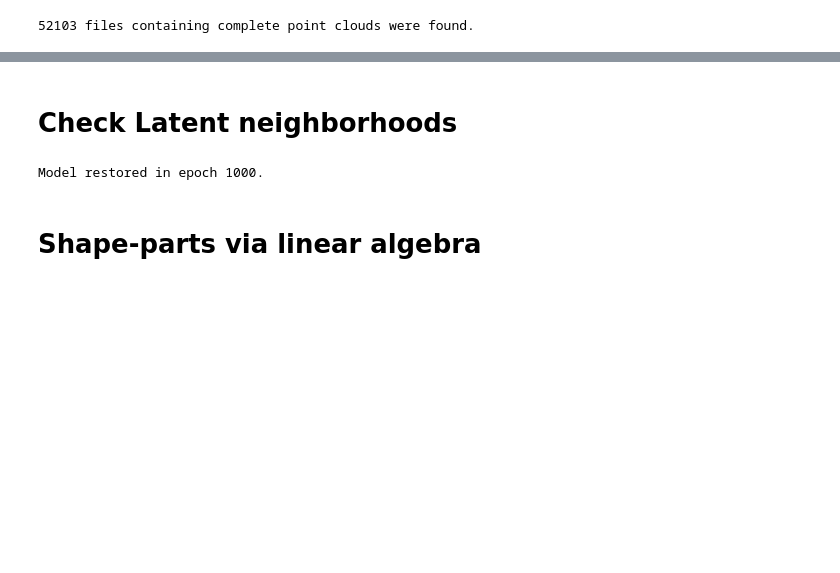
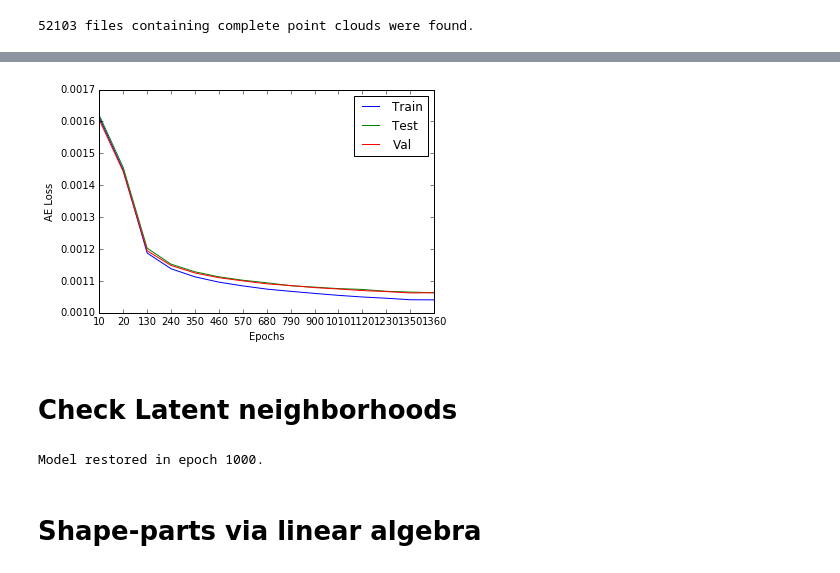
Before and after one commit to optas/tf_lab, a Jupyter notebook: notebooks/panos/vanilla_ae_full_sn.ipynb, the cells around one changed output, grey strips where cells are left out. Saved outputs shown, nothing was run; the diff lists cells and outputs as text; code cells hidden in the pictures; blank space fills up the shorter version.

```diff
--- a/notebooks/panos/vanilla_ae_full_sn.ipynb
+++ b/notebooks/panos/vanilla_ae_full_sn.ipynb
@@ -32,16 +34,18 @@ from geo_tool import Point_Cloud
+# %%
+experiment_name = '2_three_fc_dec_2048pts'
+do_training = True
+do_plotting = True
+first_time_running = True
+load_model = False
 # %%
 seed = 42
 np.random.seed(seed)
 tf.set_random_seed(seed)
 
 top_data_dir = '/orions4-zfs/projects/lins2/Panos_Space/DATA/'
-full_pclouds_path = osp.join(top_data_dir, 'ShapeNetPointClouds/from_manifold_meshes/1024/')
+full_pclouds_path = osp.join(top_data_dir, 'ShapeNetPointClouds/from_manifold_meshes/2048/')
 
-experiment_name = '1_three_fc_dec'
+
 train_dir = osp.join(top_data_dir, 'OUT/models/vanilla_ae/full_SN')
 train_dir = osp.join(train_dir, experiment_name)
 create_dir(train_dir)
-
-do_training = True
-verbose_plotting = False
-load_model = True
@@ -67,13 +75,13 @@ val_data = PointCloudDataSet(val_data_[0], labels=val_data_[1])
 test_data = PointCloudDataSet(test_data_[0], labels=test_data_[1])
 # %%
 if load_model:
-    conf = Conf.load(osp.join(train_dir, 'configuration.pickle'))
+    conf = Conf.load(osp.join(train_dir, 'configuration'))
     print conf
 else:
-    n_input = [1024, 3]
+    n_input = [2048, 3]
 
     decoder_args = {'layer_sizes': [512, 1024, np.prod(n_input)],
-                    'non_linearity': tf.nn.relu
+                    'non_linearity': tf.nn.tanh
                    }
 
     conf = Conf(
@@ -149,15 +135,18 @@ Model restored in epoch 380.
 # %%
 if do_plotting:
-    plot_epochs = select_first_last_and_k(saved_epochs, 23)
+    saved_epochs = read_saved_epochs(conf.train_dir)
+    plot_epochs = select_first_last_and_k(saved_epochs, 13)
     stats = eval_model(ae, conf, [train_data, val_data, test_data], epochs=plot_epochs)
     top_save_dir = osp.join(conf.train_dir, 'model_evaluation')
     plot_train_val_test_curves(stats, top_save_dir, has_validation=True, best_epoch=None, show=True)
 
     last_epoch = saved_epochs[-1]
     save_dir = osp.join(top_save_dir, 'train_images_epoch_' + str(last_epoch))
     plot_reconstructions_at_epoch(last_epoch, ae, train_data, conf, save_dir=save_dir, max_plot=400)
     save_dir = osp.join(top_save_dir, 'test_images_epoch_' + str(last_epoch))
     plot_reconstructions_at_epoch(last_epoch, ae, test_data, conf, save_dir=save_dir, max_plot=400)
+# %% [output]
+[figure, added]
 # %% [markdown]
 # Check Latent neighborhoods
 # %%
```
Also changed, not shown: parts of 6 cells of this notebook, 2 other files.
